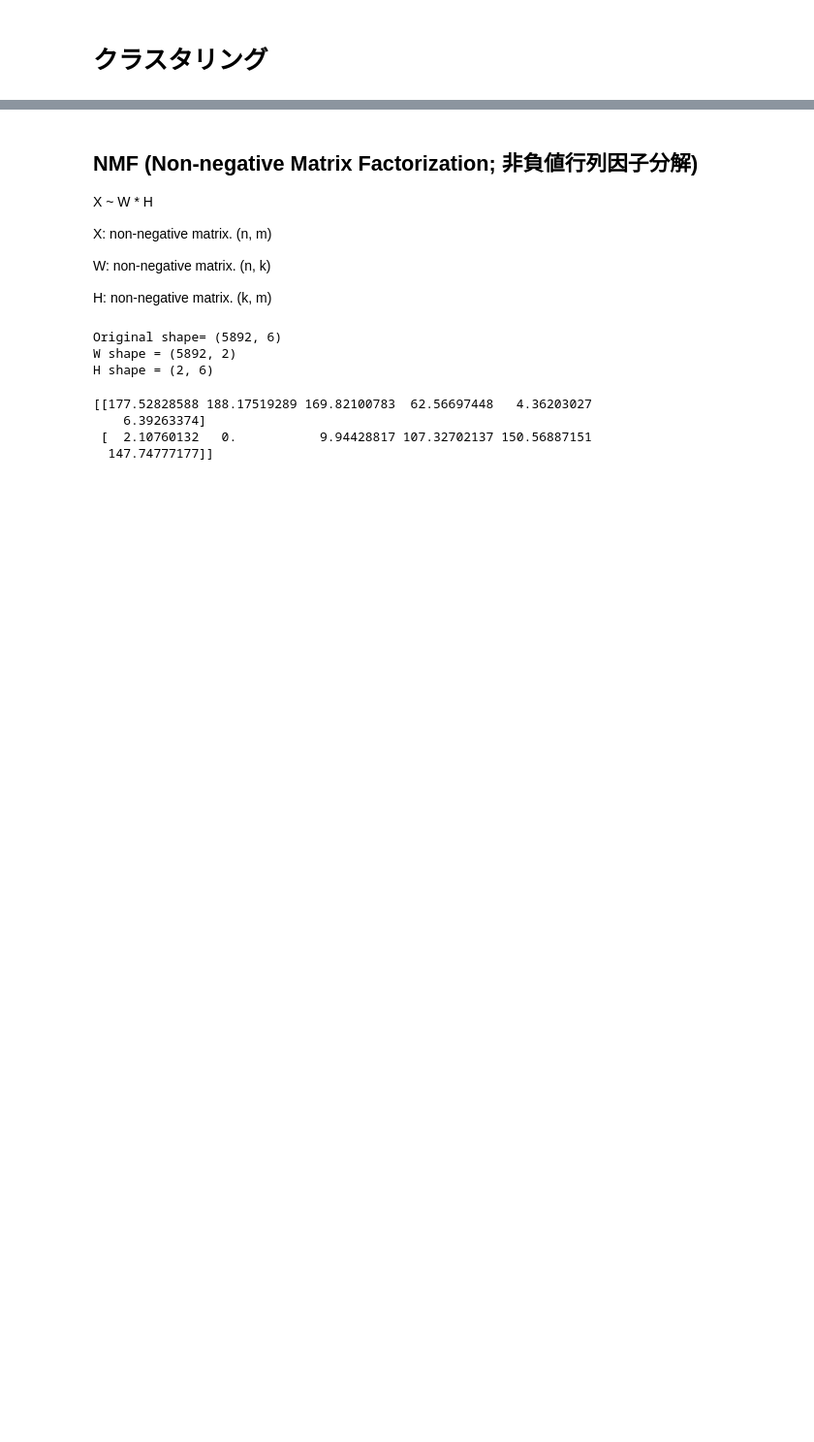
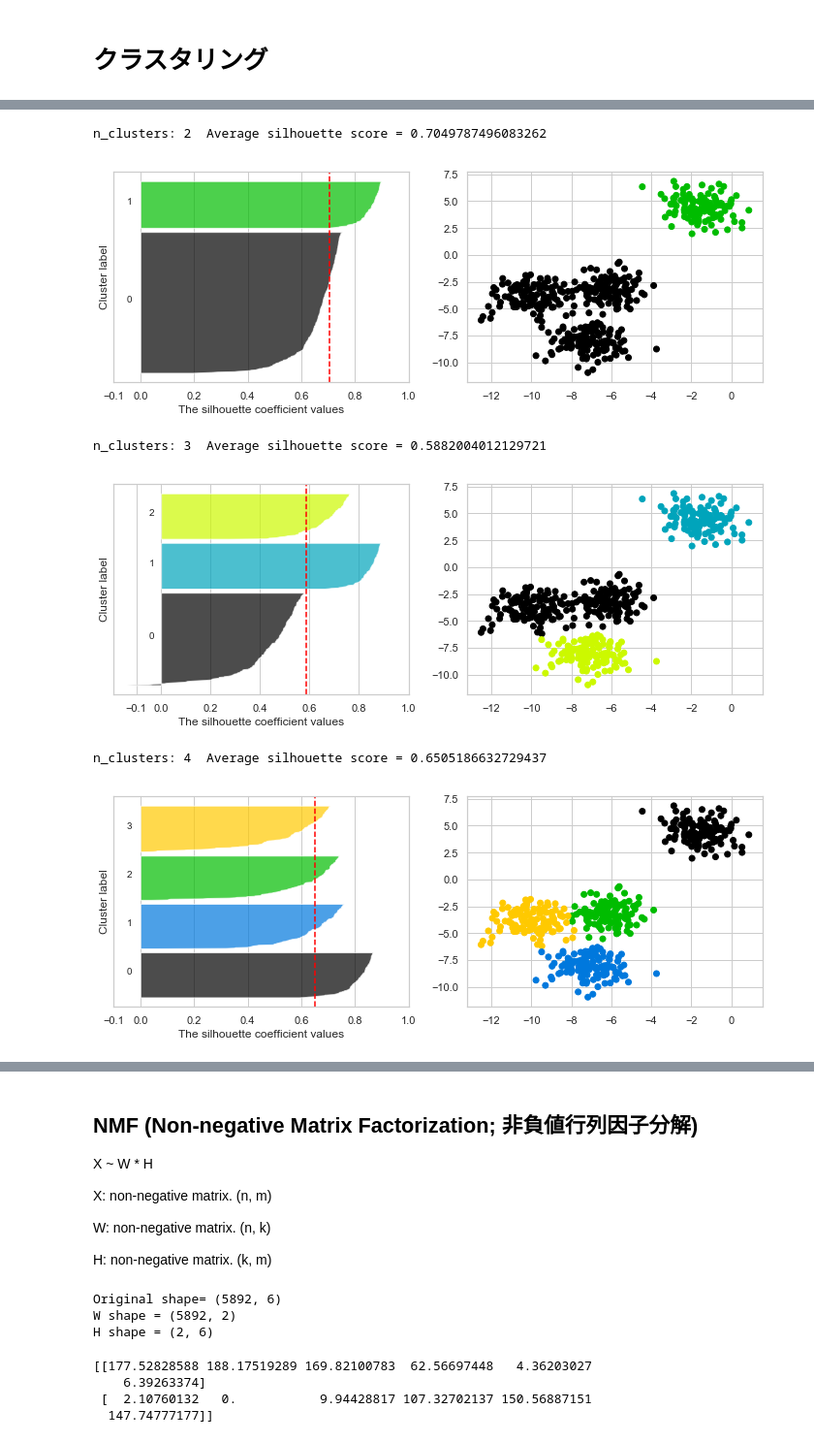
Before and after one commit to genome-sci/python_bioinfo_2018, a Jupyter notebook: 3-1/3-1_DimensionalityReduction_Clustering.ipynb, the cells around one changed output, grey strips where cells are left out. Shown: that part at 97% size. Drawn from its saved outputs; the diff is of its cells as text; code cells hidden in the pictures; blank space fills up the shorter version.

```diff
--- a/3-1/3-1_DimensionalityReduction_Clustering.ipynb
+++ b/3-1/3-1_DimensionalityReduction_Clustering.ipynb
@@ -259,0 +300,45 @@ scatter_plot(coords, std_df.columns, colors)
+# %%
+# もっとサンプル数がたくさんある場合は、サンプルごとのシルエットスコアの分布を比較できる
+# https://scikit-learn.org/stable/auto_examples/cluster/plot_kmeans_silhouette_analysis.html
+from sklearn.datasets import make_blobs
+from sklearn.metrics import silhouette_samples, silhouette_score
+import matplotlib.cm as cm
+
+X, y = make_blobs(n_samples=500, n_features=2, centers=4, cluster_std=1, center_box=(-10.0, 10.0), shuffle=True, random_state=1)
+
+def plot_silhouette(n_clusters):
+    fig = plt.figure(figsize=(12,4))
+    ax1 = fig.add_subplot(121)
+    ax2 = fig.add_subplot(122)
+    model = sklearn.cluster.KMeans(n_clusters=n_clusters)
+    cluster_labels = model.fit_predict(X)
+    silhouette_avg = silhouette_score(X, cluster_labels)
+    print('n_clusters:',n_clusters,' Average silhouette score =',silhouette_avg)
+    sample_silhouette_values = silhouette_samples(X, cluster_labels)
+    y_lower = 10
+    for i in range(n_clusters):
+        ith_cluster_silhouette_values = np.sort(sample_silhouette_values[cluster_labels == i])
+        size_cluster_i = ith_cluster_silhouette_values.shape[0]
+        y_upper = y_lower + size_cluster_i
+        cluster_colors = cm.nipy_spectral(float(i) / n_clusters)
+        ax1.fill_betweenx(np.arange(y_lower, y_upper), 0, ith_cluster_silhouette_values, facecolor=cluster_colors, alpha=0.7)
+        ax1.text(-0.05, y_lower + 0.5 * size_cluster_i, str(i))
+        y_lower = y_upper + 10  # 10 for the 0 samples
+    ax1.set_xlabel("The silhouette coefficient values")
+    ax1.set_ylabel("Cluster label")
+    ax1.axvline(x=silhouette_avg, color="red", linestyle="--")
+    ax1.set_yticks([])
+    ax1.set_xticks([-0.1, 0, 0.2, 0.4, 0.6, 0.8, 1])
+    cluster_colors = cm.nipy_spectral(cluster_labels.astype(float) / n_clusters)
+    ax2.scatter(X[:, 0], X[:, 1], c=cluster_colors)
+    plt.show()
+
+for n_clusters in [2, 3, 4]:
+    plot_silhouette(n_clusters)
+# %% [output]
+n_clusters: 2  Average silhouette score = 0.7049787496083262
+[figure, added]
+n_clusters: 3  Average silhouette score = 0.5882004012129721
+[figure, added]
+n_clusters: 4  Average silhouette score = 0.6505186632729437
+[figure, added]
```
Also changed, not shown: parts of 29 cells of this notebook, 1 other file.
